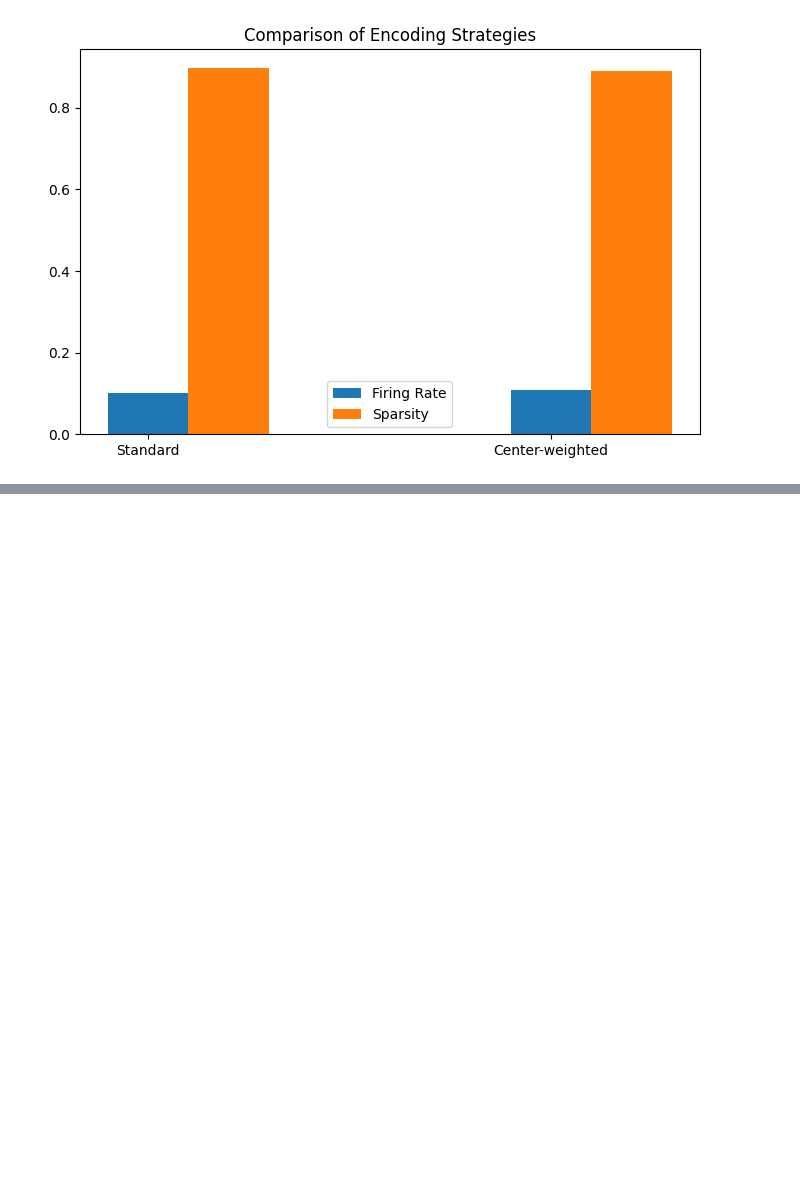
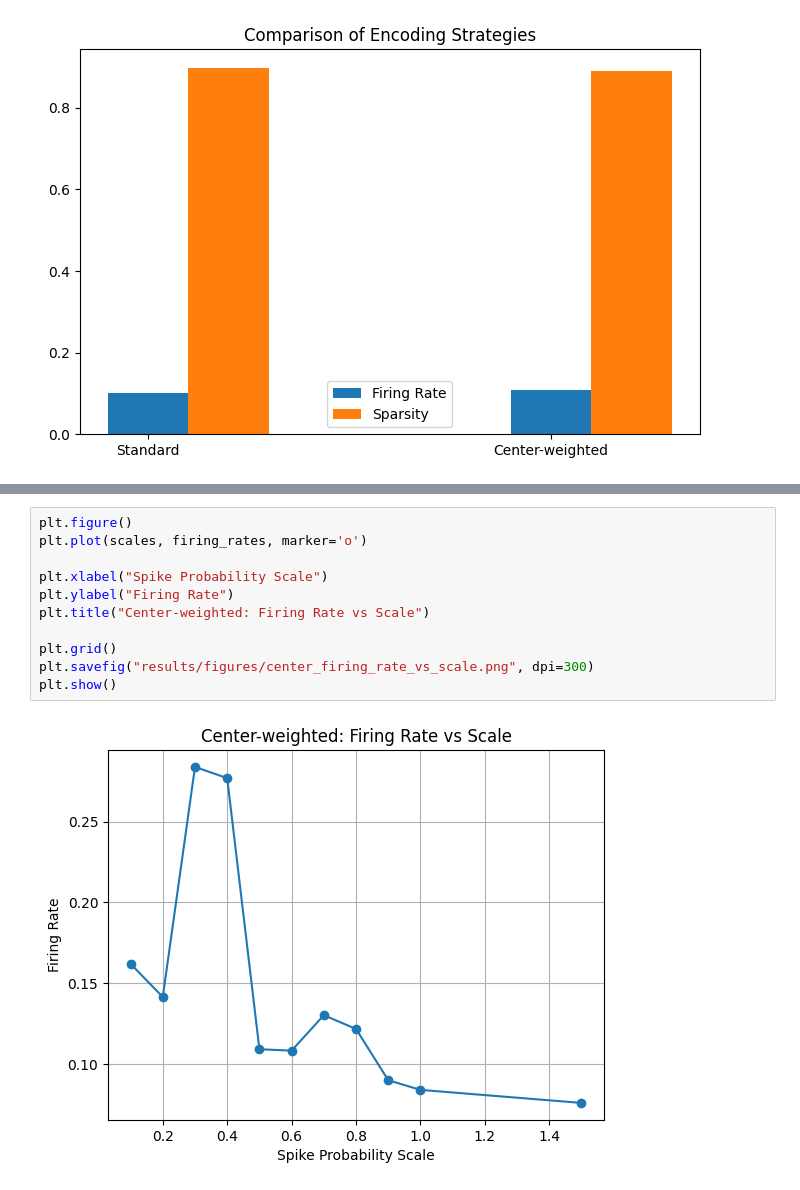
Before and after one commit to julenlegido/SpikingNeuralNetworks, a Jupyter notebook: notebooks/center_weighted_experiment.ipynb, the cells around one changed output, grey strips where cells are left out. Drawn from its saved outputs; the diff is of its cells as text; blank space fills up the shorter version.

```diff
--- a/notebooks/center_weighted_experiment.ipynb
+++ b/notebooks/center_weighted_experiment.ipynb
@@ -106,0 +121,13 @@ plt.show()
+# %%
+plt.figure()
+plt.plot(scales, firing_rates, marker='o')
+
+plt.xlabel("Spike Probability Scale")
+plt.ylabel("Firing Rate")
+plt.title("Center-weighted: Firing Rate vs Scale")
+
+plt.grid()
+plt.savefig("results/figures/center_firing_rate_vs_scale.png", dpi=300)
+plt.show()
+# %% [output]
+[figure, added]
```
Also changed, not shown: parts of 10 cells of this notebook, 33 other files.
